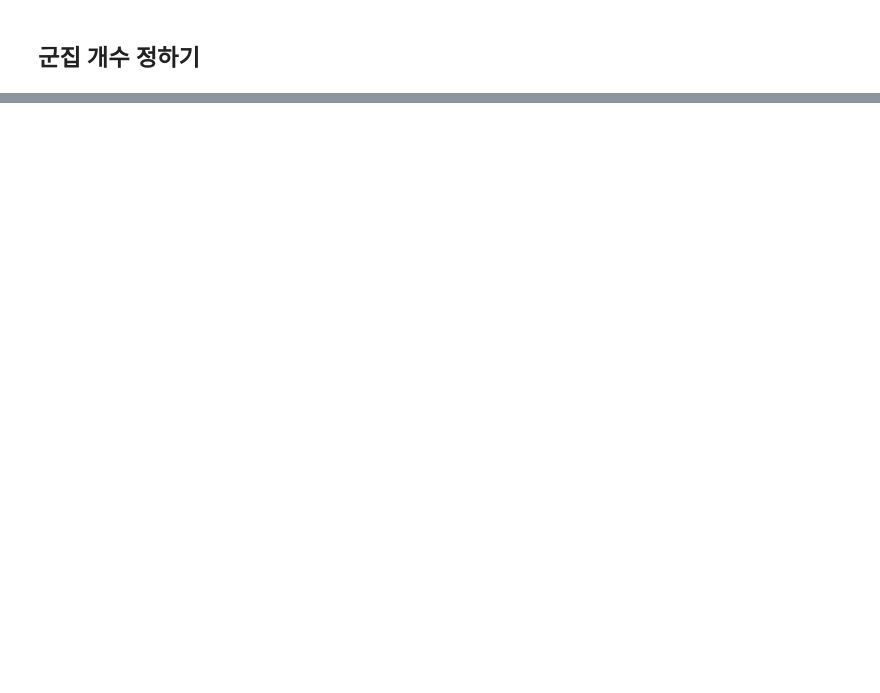
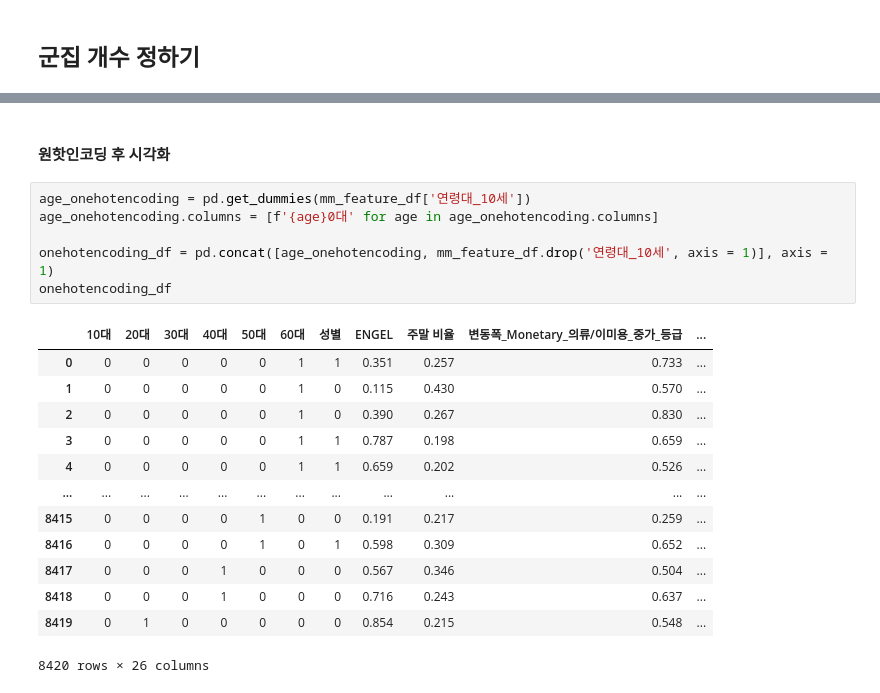
Before and after one commit to leejunghyunA/second_projects, a Jupyter notebook: 군집화_감소 예측 고객 대상 군집화.ipynb, the cells around one changed output, grey strips where cells are left out. Drawn from its saved outputs; the diff is of its cells as text; blank space fills up the shorter version.

```diff
--- a/군집화_감소 예측 고객 대상 군집화.ipynb
+++ b/군집화_감소 예측 고객 대상 군집화.ipynb
@@ -80,0 +431,22 @@ visualize_silhouette(cluster_list, data)
+# %% [markdown]
+#### 원핫인코딩 후 시각화
+# %%
+age_onehotencoding = pd.get_dummies(mm_feature_df['연령대_10세'])
+age_onehotencoding.columns = [f'{age}0대' for age in age_onehotencoding.columns]
+
+onehotencoding_df = pd.concat([age_onehotencoding, mm_feature_df.drop('연령대_10세', axis = 1)], axis = 1)
+onehotencoding_df
+# %% [output]
+|  | 10대 | 20대 | 30대 | 40대 | 50대 | 60대 | 성별 | ENGEL | 주말 비율 | 변동폭_Monetary_의류/이미용_중가_등급 | ... |
+| 0 | 0 | 0 | 0 | 0 | 0 | 1 | 1 | 0.351 | 0.257 | 0.733 | ... |
+| 1 | 0 | 0 | 0 | 0 | 0 | 1 | 0 | 0.115 | 0.430 | 0.570 | ... |
+| 2 | 0 | 0 | 0 | 0 | 0 | 1 | 0 | 0.390 | 0.267 | 0.830 | ... |
+| 3 | 0 | 0 | 0 | 0 | 0 | 1 | 1 | 0.787 | 0.198 | 0.659 | ... |
+| 4 | 0 | 0 | 0 | 0 | 0 | 1 | 1 | 0.659 | 0.202 | 0.526 | ... |
+| ... | ... | ... | ... | ... | ... | ... | ... | ... | ... | ... | ... |
+| 8415 | 0 | 0 | 0 | 0 | 1 | 0 | 0 | 0.191 | 0.217 | 0.259 | ... |
+| 8416 | 0 | 0 | 0 | 0 | 1 | 0 | 1 | 0.598 | 0.309 | 0.652 | ... |
+| 8417 | 0 | 0 | 0 | 1 | 0 | 0 | 0 | 0.567 | 0.346 | 0.504 | ... |
+| 8418 | 0 | 0 | 0 | 1 | 0 | 0 | 0 | 0.716 | 0.243 | 0.637 | ... |
+| 8419 | 0 | 1 | 0 | 0 | 0 | 0 | 0 | 0.854 | 0.215 | 0.548 | ... |
+8420 rows × 26 columns
```
Also changed, not shown: parts of 46 cells of this notebook, 3 other files.
